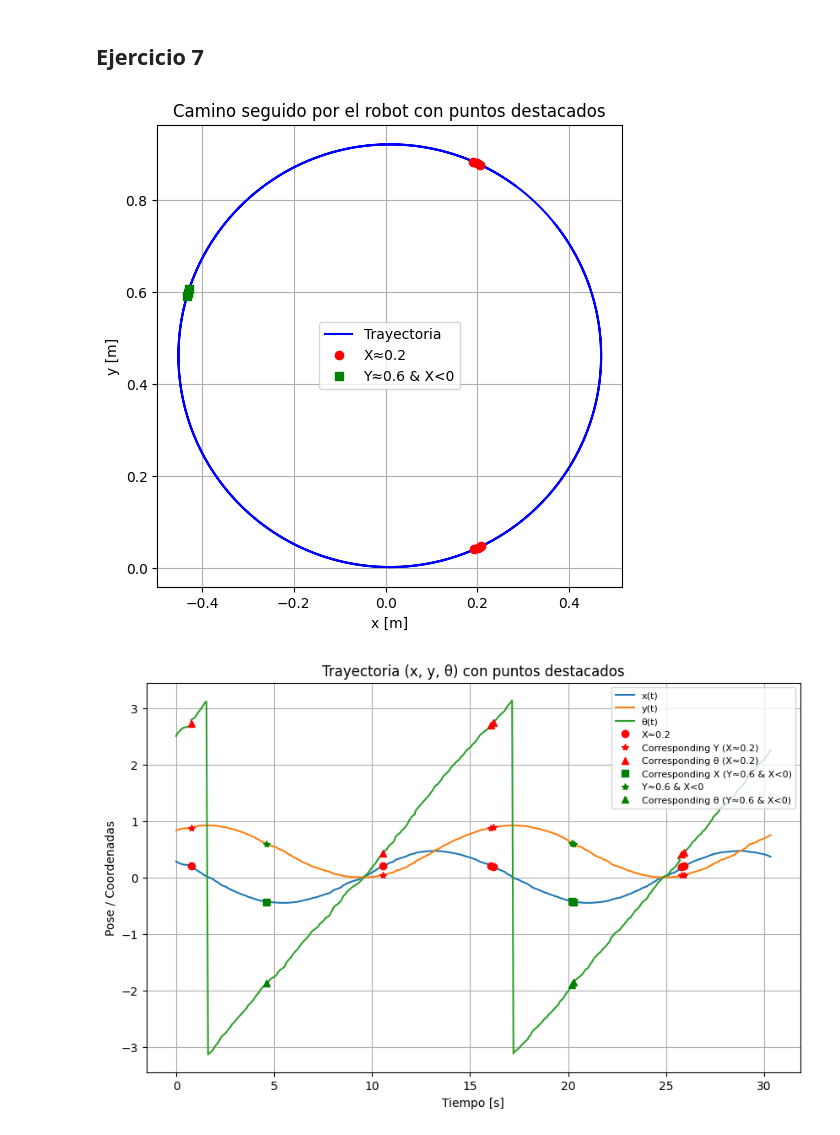
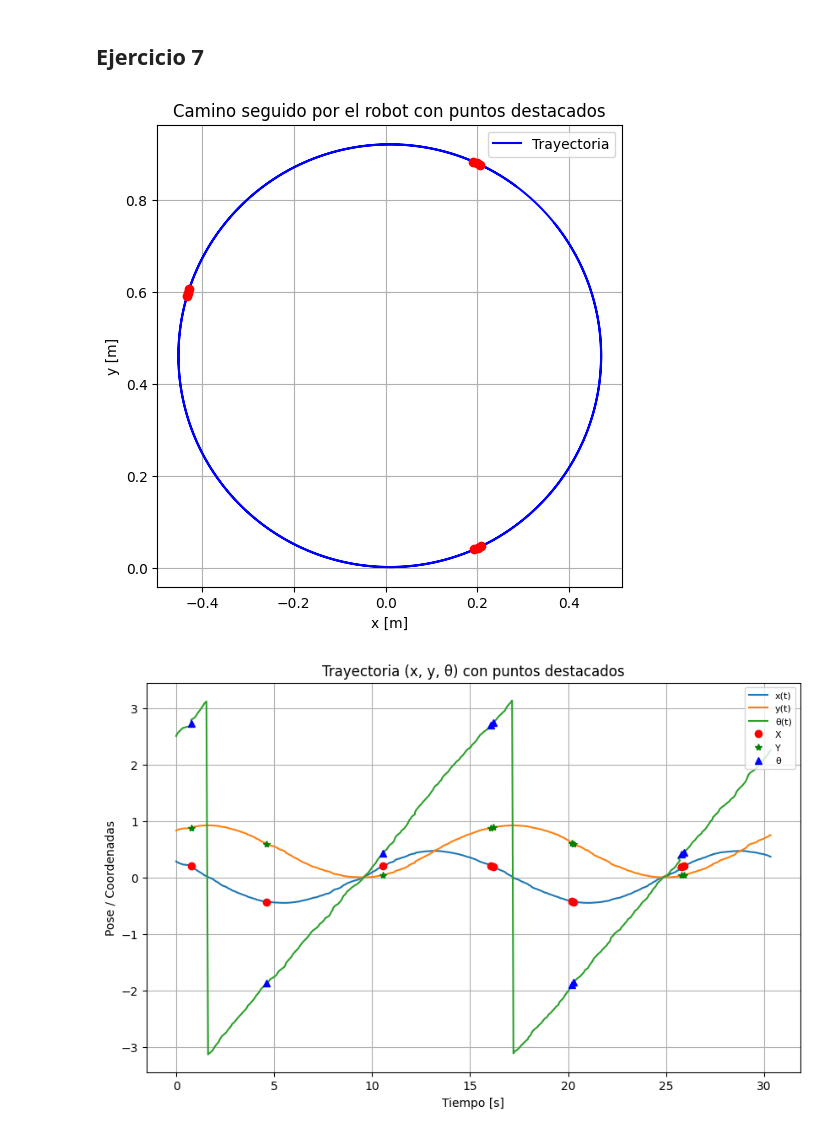
Before and after one commit to geronimogonzalez/Robotica-movil, a Jupyter notebook: TP-2/Ejercicios-tp2.ipynb, the cells around one changed output. Saved outputs shown, nothing was run; the diff lists cells and outputs as text; code cells hidden in the pictures.

```diff
--- a/TP-2/Ejercicios-tp2.ipynb
+++ b/TP-2/Ejercicios-tp2.ipynb
@@ -115,7 +115,7 @@ def parse_ros_time(s):
 # -------------------------------
 # Cargar archivo txt
 # -------------------------------
-logfile = "C:/Users/Geronimo/OneDrive - Facultad de Ingeniería - UNLP/01-Doctorado/03-Cursos/09-Robotica_Movil/02- Practica/Git/Robotica-movil/TP-2/Ej_6.txt"
+logfile = "C:/Users/Geronimo/OneDrive - Facultad de Ingeniería - UNLP/01-Doctorado/03-Cursos/09-Robotica_Movil/02- Practica/Git/Robotica-movil/TP-2/Logs-graficas/Ej_6.txt"
 
 
 data = pd.read_csv(
@@ -191,8 +191,8 @@ plt.figure(figsize=(6,6))
 plt.plot(data["x"], data["y"], 'b-', label="Trayectoria")
 
 # Marcar los puntos
-plt.plot(data.loc[idx_x_02, "x"], data.loc[idx_x_02, "y"], 'ro', label="X≈0.2")
-plt.plot(data.loc[idx_y_06_x_neg, "x"], data.loc[idx_y_06_x_neg, "y"], 'gs', label="Y≈0.6 & X<0")
+plt.plot(data.loc[idx_x_02, "x"], data.loc[idx_x_02, "y"], 'ro')
+plt.plot(data.loc[idx_y_06_x_neg, "x"], data.loc[idx_y_06_x_neg, "y"], 'ro')
 
 plt.xlabel("x [m]")
 plt.ylabel("y [m]")
@@ -202,34 +202,34 @@ plt.axis("equal")
 plt.grid()
 plt.show()
 # %% [output]
-[figure, old version]
+[figure, new version]
 # %%
 import matplotlib.pyplot as plt
 
 # -------------------------------
 # Trayectoria respecto al tiempo
 # -------------------------------
 plt.figure(figsize=(10,6))
 
 # Graficar x(t), y(t), theta(t)
 plt.plot(data["t_rel"], data["x"], label="x(t)")
 plt.plot(data["t_rel"], data["y"], label="y(t)")
 plt.plot(data["t_rel"], data["theta"], label="θ(t)")
 
 # Marcar los mismos puntos
-plt.plot(data.loc[idx_x_02, "t_rel"], data.loc[idx_x_02, "x"], 'ro', label="X≈0.2")
-plt.plot(data.loc[idx_x_02, "t_rel"], data.loc[idx_x_02, "y"], 'r*', label="Corresponding Y (X≈0.2)")
-plt.plot(data.loc[idx_x_02, "t_rel"], data.loc[idx_x_02, "theta"], 'r^', label="Corresponding θ (X≈0.2)")
+plt.plot(data.loc[idx_x_02, "t_rel"], data.loc[idx_x_02, "x"], 'ro', label="X")
+plt.plot(data.loc[idx_x_02, "t_rel"], data.loc[idx_x_02, "y"], 'g*', label="Y")
+plt.plot(data.loc[idx_x_02, "t_rel"], data.loc[idx_x_02, "theta"], 'b^', label="θ")
 
-plt.plot(data.loc[idx_y_06_x_neg, "t_rel"], data.loc[idx_y_06_x_neg, "x"], 'gs', label="Corresponding X (Y≈0.6 & X<0)")
-plt.plot(data.loc[idx_y_06_x_neg, "t_rel"], data.loc[idx_y_06_x_neg, "y"], 'g*', label="Y≈0.6 & X<0")
-plt.plot(data.loc[idx_y_06_x_neg, "t_rel"], data.loc[idx_y_06_x_neg, "theta"], 'g^', label="Corresponding θ (Y≈0.6 & X<0)")
+plt.plot(data.loc[idx_y_06_x_neg, "t_rel"], data.loc[idx_y_06_x_neg, "x"], 'ro')
+plt.plot(data.loc[idx_y_06_x_neg, "t_rel"], data.loc[idx_y_06_x_neg, "y"], 'g*')
+plt.plot(data.loc[idx_y_06_x_neg, "t_rel"], data.loc[idx_y_06_x_neg, "theta"], 'b^')
 
 plt.xlabel("Tiempo [s]")
 plt.ylabel("Pose / Coordenadas")
 plt.title("Trayectoria (x, y, θ) con puntos destacados")
 plt.legend(loc="upper right", fontsize=8)
 plt.grid()
 plt.show()
 # %% [output]
-[figure, old version]
+[figure, new version]
```
Also changed, not shown: parts of 1 cell of this notebook.
